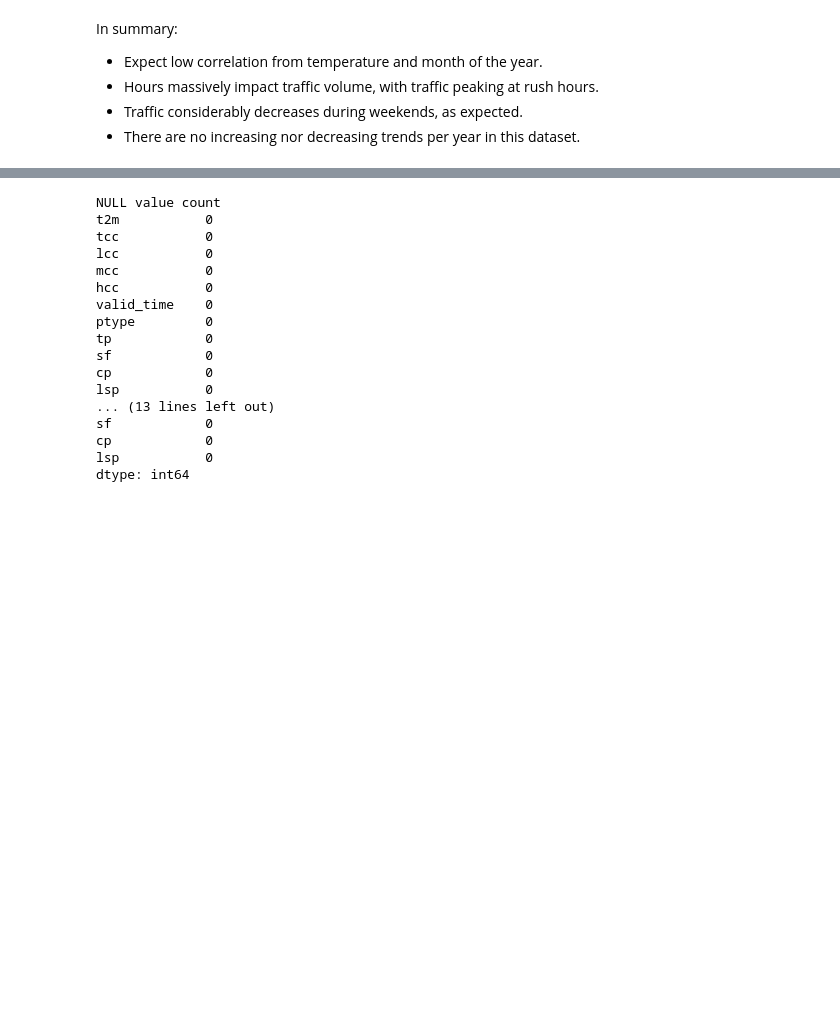
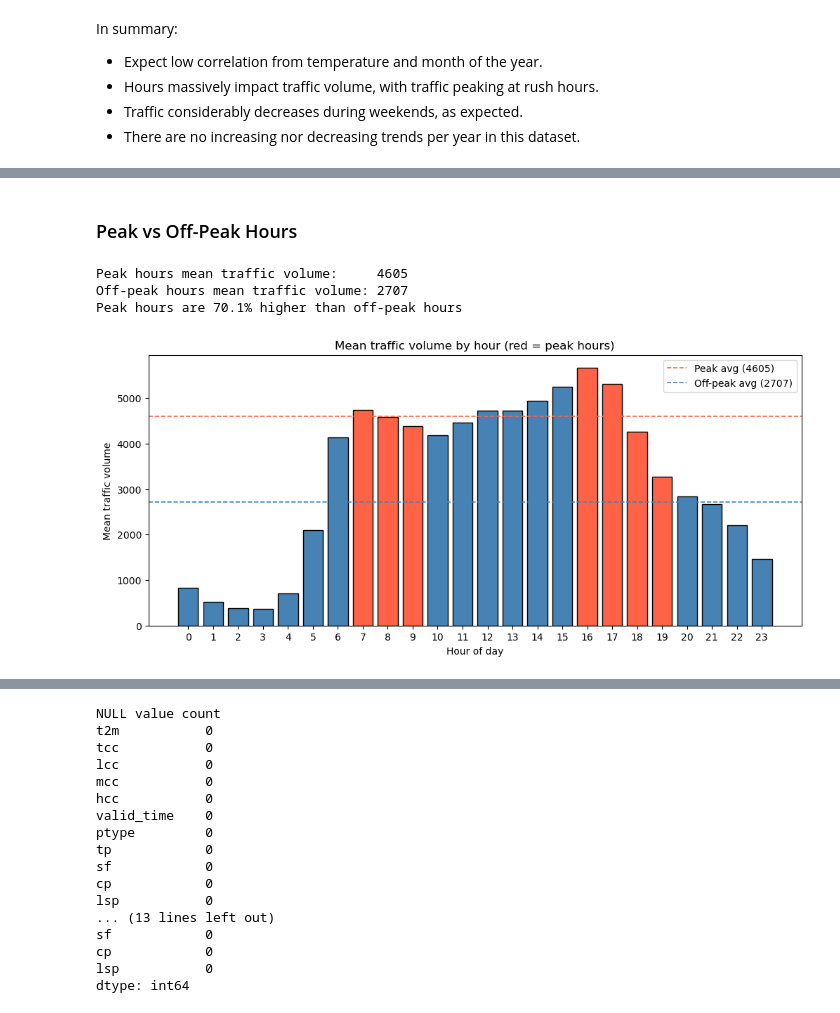
Before and after one commit to chatdanai-s/ERA5-traffic-prediction, a Jupyter notebook: 01_EDA_and_feature_engineering.ipynb, the cells around one changed output, grey strips where cells are left out. Saved outputs shown, nothing was run; the diff lists cells and outputs as text; code cells hidden in the pictures; blank space fills up the shorter version.

```diff
--- a/01_EDA_and_feature_engineering.ipynb
+++ b/01_EDA_and_feature_engineering.ipynb
@@ -502,0 +651,34 @@ In summary:
+# %% [markdown]
+### Peak vs Off-Peak Hours
+# %%
+# Define peak hours as 7-9 AM and 4-7 PM (morning and evening rush)
+peak_mask = traffic.hour.isin([7, 8, 9, 16, 17, 18, 19])
+offpeak_mask = ~peak_mask
+
+peak_avg = traffic[peak_mask]['traffic_volume'].mean()
+offpeak_avg = traffic[offpeak_mask]['traffic_volume'].mean()
+peak_vs_offpeak_pct = (peak_avg - offpeak_avg) / offpeak_avg * 100
+
+print(f'Peak hours mean traffic volume:     {peak_avg:.0f}')
+print(f'Off-peak hours mean traffic volume: {offpeak_avg:.0f}')
+print(f'Peak hours are {peak_vs_offpeak_pct:.1f}% higher than off-peak hours')
+
+# Hourly mean traffic for visualisation
+hourly_mean = traffic.groupby('hour')['traffic_volume'].mean()
+
+plt.figure(figsize=(12, 5))
+bar_colors = ['tomato' if h in [7, 8, 9, 16, 17, 18, 19] else 'steelblue' for h in hourly_mean.index]
+plt.bar(hourly_mean.index, hourly_mean.values, color=bar_colors, edgecolor='black')
+plt.axhline(peak_avg, color='tomato', linestyle='--', linewidth=1.2, label=f'Peak avg ({peak_avg:.0f})')
+plt.axhline(offpeak_avg, color='steelblue', linestyle='--', linewidth=1.2, label=f'Off-peak avg ({offpeak_avg:.0f})')
+plt.title('Mean traffic volume by hour (red = peak hours)')
+plt.xlabel('Hour of day')
+plt.ylabel('Mean traffic volume')
+plt.legend()
+plt.xticks(range(0, 24))
+plt.show()
+# %% [output]
+Peak hours mean traffic volume:     4605
+Off-peak hours mean traffic volume: 2707
+Peak hours are 70.1% higher than off-peak hours
+[figure, added]
```
Also changed, not shown: parts of 37 cells of this notebook, 12 other files.
